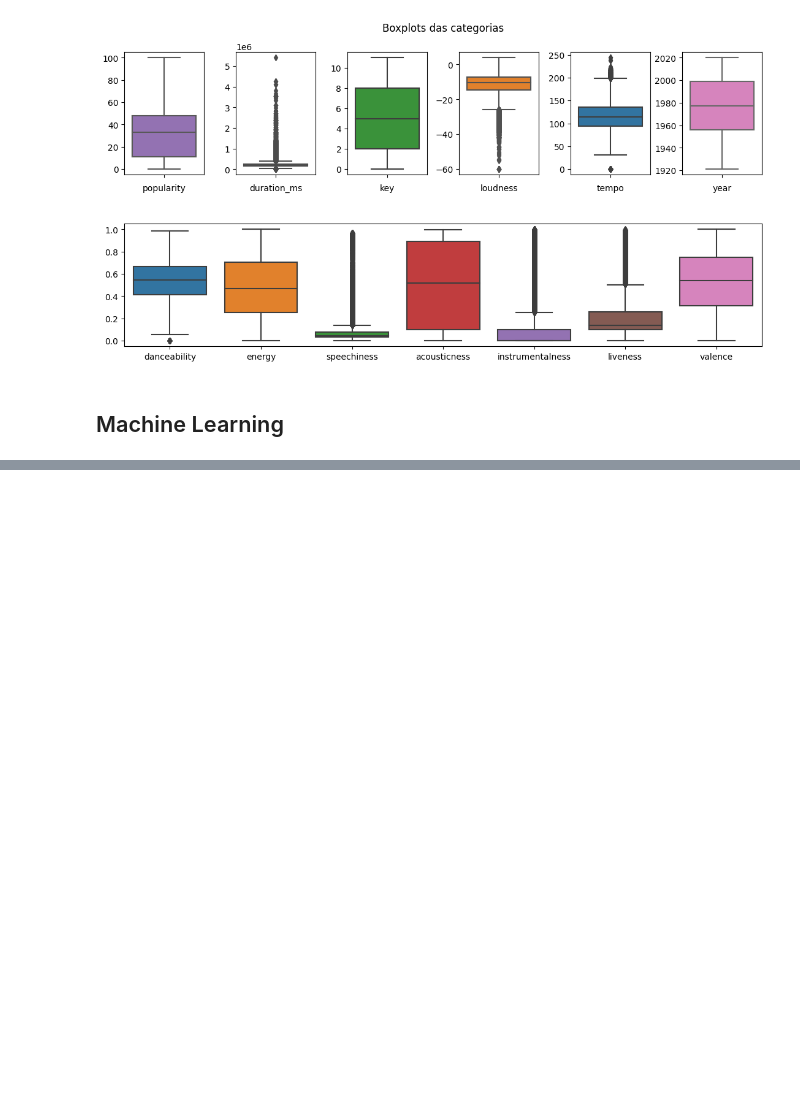
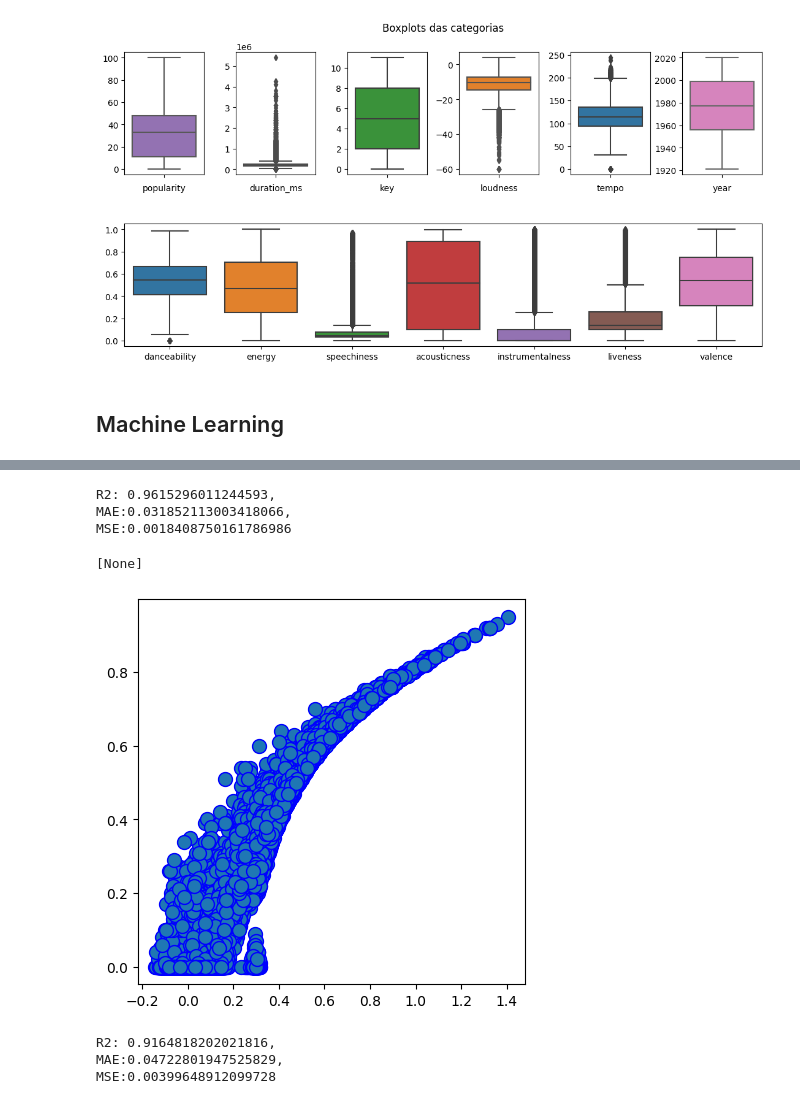
Before and after one commit to fernandobrancher/project_machine_learning_i, a Jupyter notebook: popularity_regression.ipynb, the cells around one changed output, grey strips where cells are left out. Drawn from its saved outputs; the diff is of its cells as text; code cells hidden in the pictures; blank space fills up the shorter version.

```diff
--- a/popularity_regression.ipynb
+++ b/popularity_regression.ipynb
@@ -290,0 +376,42 @@ plt.show()
+# %%
+print(
+    f"R2: {r2_score(y_test, y_pred)}, \nMAE:{mean_absolute_error(y_test, y_pred)}, \nMSE:{mean_squared_error(y_test, y_pred)}"
+)
+# %% [output]
+R2: 0.9615296011244593,
+MAE:0.031852113003418066,
+MSE:0.0018408750161786986
+# %%
+#cubica
+for column in music_dropped.columns:
+
+#     music_dropped[column + "_squared"] = music_dropped[column]**2
+    music_dropped[column + "_cubed"] = music_dropped[column]**3
+
+x = music_dropped.drop("popularity", axis=1)
+y = music_dropped["popularity"]
+
+x_train, x_test, y_train, y_test = train_test_split(
+    x, y, train_size=0.80, random_state=42
+)
+
+lr = LinearRegression()
+lr.fit(x_train, y_train)
+y_pred = lr.predict(x_test)
+# %%
+fig = plt.figure(figsize=(5, 5))
+
+l = plt.plot(y_pred, y_test, "bo")
+plt.setp(l, markersize=10)
+plt.setp(l, markerfacecolor="C0")
+# %% [output]
+[None]
+[figure, added]
+# %%
+print(
+    f"R2: {r2_score(y_test, y_pred)}, \nMAE:{mean_absolute_error(y_test, y_pred)}, \nMSE:{mean_squared_error(y_test, y_pred)}"
+)
+# %% [output]
+R2: 0.9164818202021816,
+MAE:0.04722801947525829,
+MSE:0.00399648912099728
```
Also changed, not shown: parts of 11 cells of this notebook.
